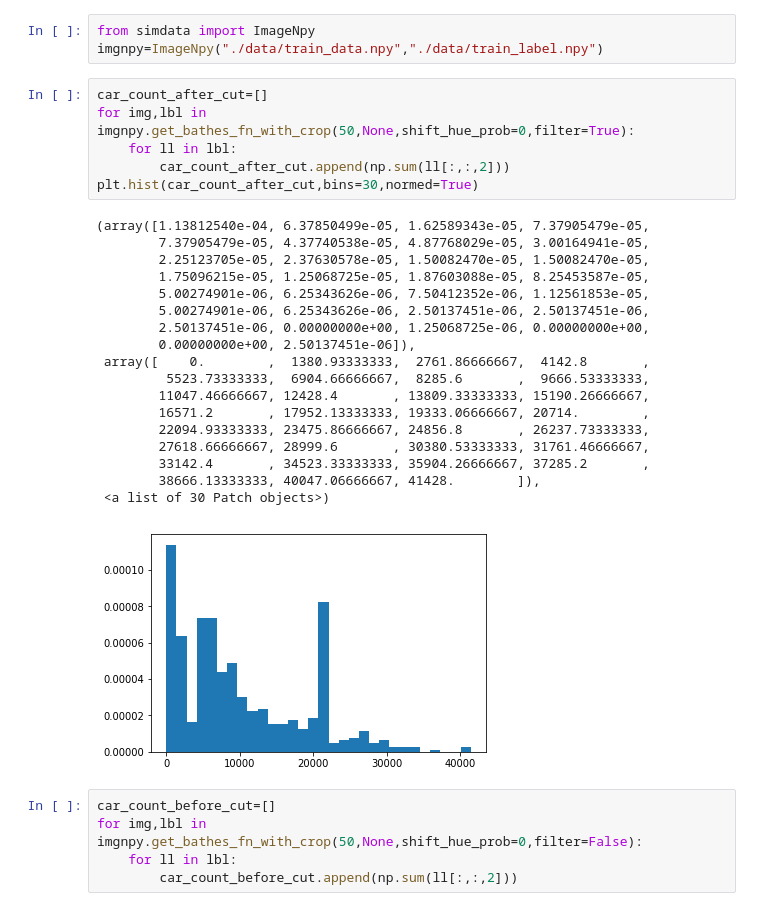
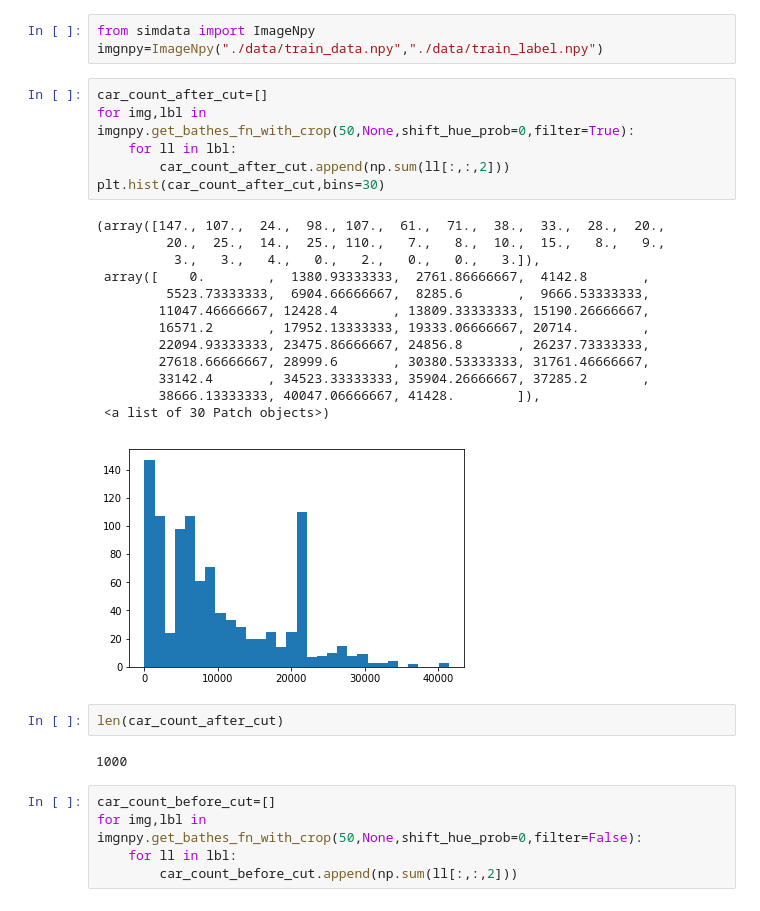
Before and after one commit to kanhua/lyft-challenge, a Jupyter notebook: Explore label contents.ipynb, the cells around one changed output. Saved outputs shown, nothing was run; the diff lists cells and outputs as text.

```diff
--- a/Explore label contents.ipynb
+++ b/Explore label contents.ipynb
@@ -132,28 +132,27 @@ imgnpy=ImageNpy("./data/train_data.npy","./data/train_label.npy")
 # %%
 car_count_after_cut=[]
 for img,lbl in imgnpy.get_bathes_fn_with_crop(50,None,shift_hue_prob=0,filter=True):
     for ll in lbl:
         car_count_after_cut.append(np.sum(ll[:,:,2]))
-plt.hist(car_count_after_cut,bins=30,normed=True)
+plt.hist(car_count_after_cut,bins=30)
 # %% [output]
-(array([1.13812540e-04, 6.37850499e-05, 1.62589343e-05, 7.37905479e-05,
-        7.37905479e-05, 4.37740538e-05, 4.87768029e-05, 3.00164941e-05,
-        2.25123705e-05, 2.37630578e-05, 1.50082470e-05, 1.50082470e-05,
-        1.75096215e-05, 1.25068725e-05, 1.87603088e-05, 8.25453587e-05,
-        5.00274901e-06, 6.25343626e-06, 7.50412352e-06, 1.12561853e-05,
-        5.00274901e-06, 6.25343626e-06, 2.50137451e-06, 2.50137451e-06,
-        2.50137451e-06, 0.00000000e+00, 1.25068725e-06, 0.00000000e+00,
-        0.00000000e+00, 2.50137451e-06]),
+(array([147., 107.,  24.,  98., 107.,  61.,  71.,  38.,  33.,  28.,  20.,
+         20.,  25.,  14.,  25., 110.,   7.,   8.,  10.,  15.,   8.,   9.,
+          3.,   3.,   4.,   0.,   2.,   0.,   0.,   3.]),
  array([    0.        ,  1380.93333333,  2761.86666667,  4142.8       ,
          5523.73333333,  6904.66666667,  8285.6       ,  9666.53333333,
         11047.46666667, 12428.4       , 13809.33333333, 15190.26666667,
         16571.2       , 17952.13333333, 19333.06666667, 20714.        ,
         22094.93333333, 23475.86666667, 24856.8       , 26237.73333333,
         27618.66666667, 28999.6       , 30380.53333333, 31761.46666667,
         33142.4       , 34523.33333333, 35904.26666667, 37285.2       ,
         38666.13333333, 40047.06666667, 41428.        ]),
  <a list of 30 Patch objects>)
-[figure, old version]
+[figure, new version]
+# %%
+len(car_count_after_cut)
+# %% [output]
+1000
 # %%
 car_count_before_cut=[]
 for img,lbl in imgnpy.get_bathes_fn_with_crop(50,None,shift_hue_prob=0,filter=False):
```
Also changed, not shown: parts of 4 cells of this notebook, 3 other files.
